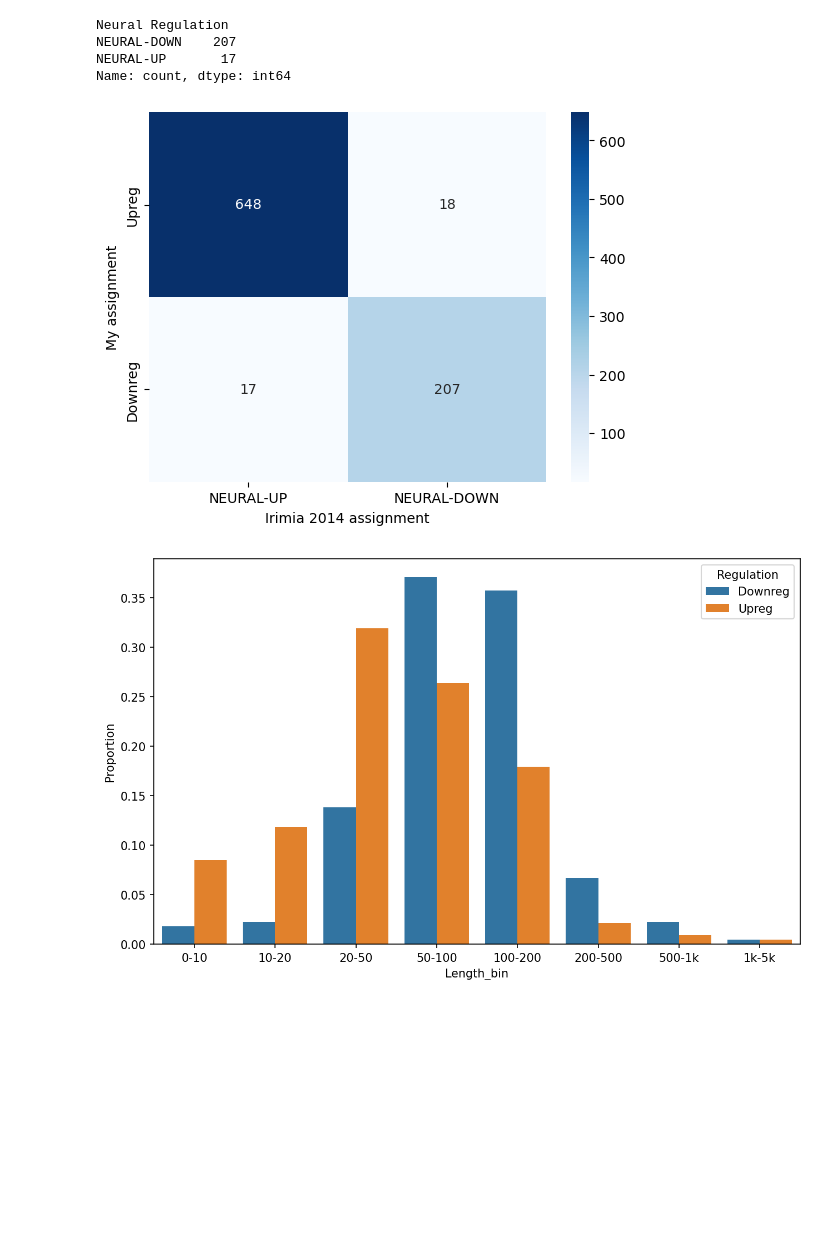
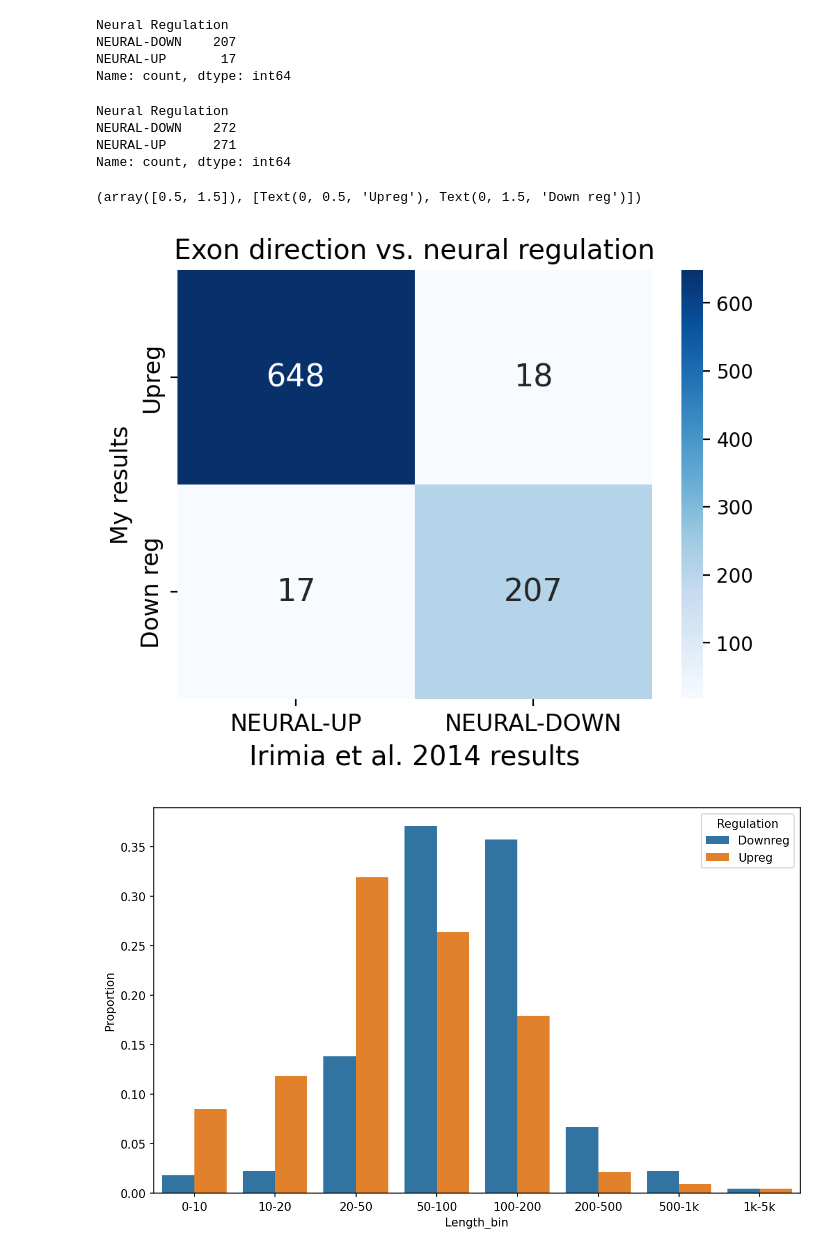
Before and after one commit to reliscu/bulk_splicing_GTEx_cortex, a Jupyter notebook: compare_results.ipynb, the cells around one changed output. Drawn from its saved outputs; the diff is of its cells as text; code cells hidden in the pictures; blank space fills up the shorter version.

Commit message:
changing how exon correlation is calculated, how significance is calculated

```diff
--- a/compare_results.ipynb
+++ b/compare_results.ipynb
@@ -110,22 +111,40 @@ Neural Regulation
 NEURAL-DOWN    207
 NEURAL-UP       17
 Name: count, dtype: int64
+# %%
+mask_none = overlap_exons['Direction'] == "None"
+overlap_exons[mask_none].value_counts("Neural Regulation")
+# %% [output]
+Neural Regulation
+NEURAL-DOWN    272
+NEURAL-UP      271
+Name: count, dtype: int64
 # %%
 import seaborn as sns
 import pandas as pd
 
+# contingency = pd.DataFrame(
+#     [[648, 18], [17, 207], [271, 272]],
+#     index=['Upreg', 'Down reg', 'Neither'],
+#     columns=['NEURAL-UP', 'NEURAL-DOWN']
+# )
+
 contingency = pd.DataFrame(
     [[648, 18], [17, 207]],
-    index=['Upreg', 'Downreg'],
+    index=['Upreg', 'Down reg'],
     columns=['NEURAL-UP', 'NEURAL-DOWN']
 )
 
-sns.heatmap(contingency, annot=True, fmt='d', cmap='Blues')
-plt.ylabel('My assignment')
-plt.xlabel('Irimia 2014 assignment')
-plt.show()
+plt.figure(figsize=(5.5, 4), dpi=200)
+sns.heatmap(contingency, annot=True, fmt='d', cmap='Blues', annot_kws={'size': 16})
+plt.ylabel('My results', fontsize=12)
+plt.xlabel('Irimia et al. 2014 results', fontsize=14)
+plt.title('Exon direction vs. neural regulation', fontsize=14)
+plt.xticks(fontsize=12)
+plt.yticks(fontsize=12)
 # %% [output]
+(array([0.5, 1.5]), [Text(0, 0.5, 'Upreg'), Text(0, 1.5, 'Down reg')])
-[figure, old version]
+[figure, new version]
 # %%
 overlap_exons['Length_bin'] = pd.cut(overlap_exons['Length'],
                                      bins=[0, 10, 20, 50, 100, 200, 500, 1000, 5000],
```
Also changed, not shown: parts of 3 cells of this notebook, 3 other files.
